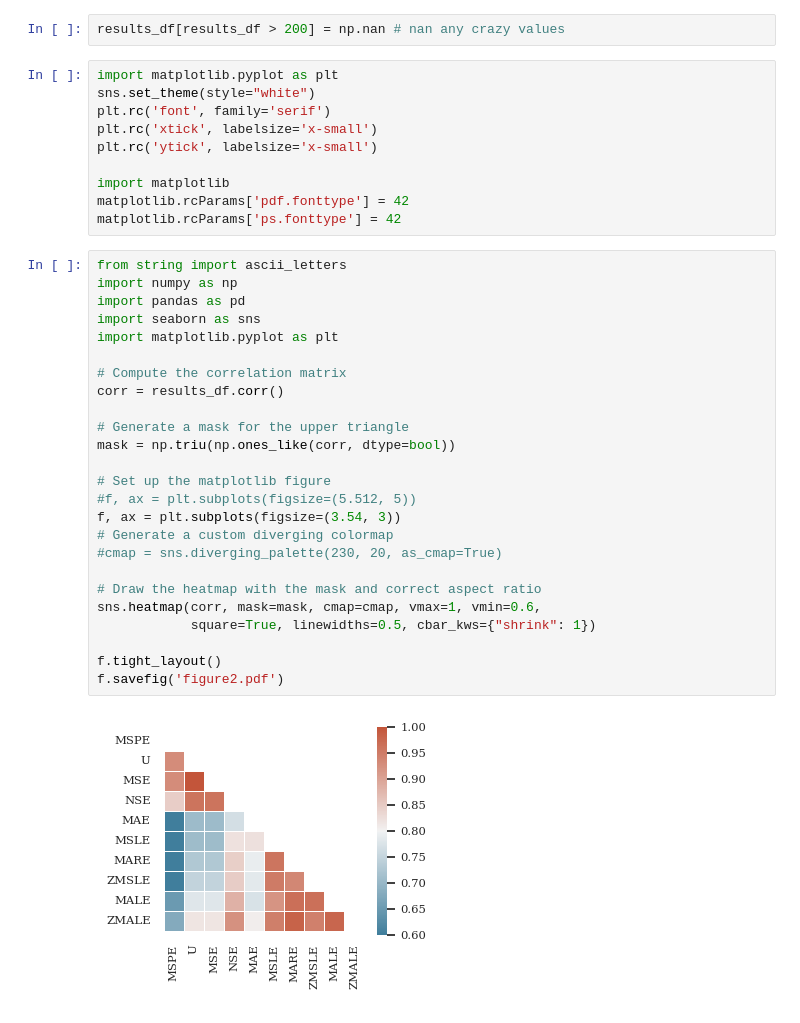
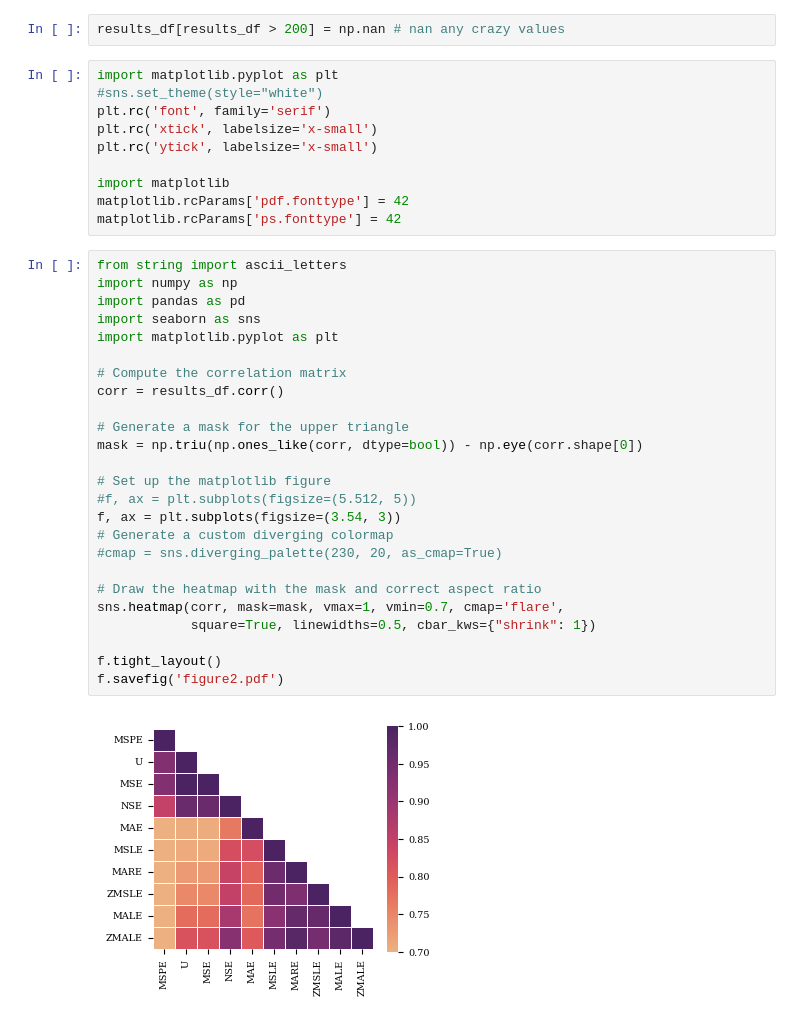
Before and after one commit to hytest-org/workflow-hodson-2022-objective, a Jupyter notebook: 04-site-rankings.ipynb, the cells around one changed output. Saved outputs shown, nothing was run; the diff lists cells and outputs as text.

```diff
--- a/04-site-rankings.ipynb
+++ b/04-site-rankings.ipynb
@@ -312,7 +312,7 @@ results_df = pd.DataFrame({c: i for i,c in zip(results,columns)})
 results_df[results_df > 200] = np.nan # nan any crazy values
 # %%
 import matplotlib.pyplot as plt
-sns.set_theme(style="white")
+#sns.set_theme(style="white")
 plt.rc('font', family='serif')
 plt.rc('xtick', labelsize='x-small')
 plt.rc('ytick', labelsize='x-small')
@@ -323,27 +323,27 @@ matplotlib.rcParams['ps.fonttype'] = 42
 # %%
 from string import ascii_letters
 import numpy as np
 import pandas as pd
 import seaborn as sns
 import matplotlib.pyplot as plt
 
 # Compute the correlation matrix
 corr = results_df.corr()
 
 # Generate a mask for the upper triangle
-mask = np.triu(np.ones_like(corr, dtype=bool))
+mask = np.triu(np.ones_like(corr, dtype=bool)) - np.eye(corr.shape[0])
 
 # Set up the matplotlib figure
 #f, ax = plt.subplots(figsize=(5.512, 5))
 f, ax = plt.subplots(figsize=(3.54, 3))
 # Generate a custom diverging colormap
 #cmap = sns.diverging_palette(230, 20, as_cmap=True)
 
 # Draw the heatmap with the mask and correct aspect ratio
-sns.heatmap(corr, mask=mask, cmap=cmap, vmax=1, vmin=0.6,
+sns.heatmap(corr, mask=mask, vmax=1, vmin=0.7, cmap='flare',
             square=True, linewidths=0.5, cbar_kws={"shrink": 1})
 
 f.tight_layout()
 f.savefig('figure2.pdf')
 # %% [output]
-[figure, old version]
+[figure, new version]
```
Also changed, not shown: 1 other file.
